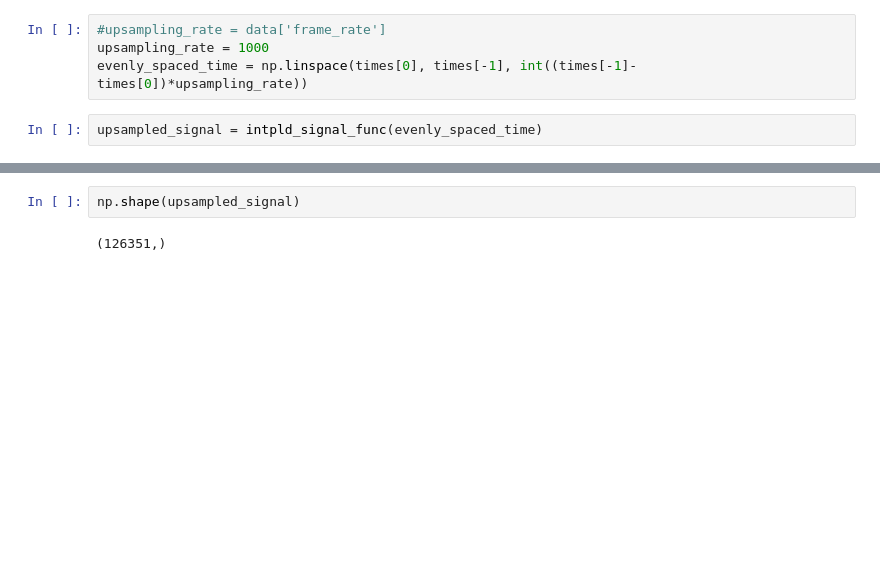
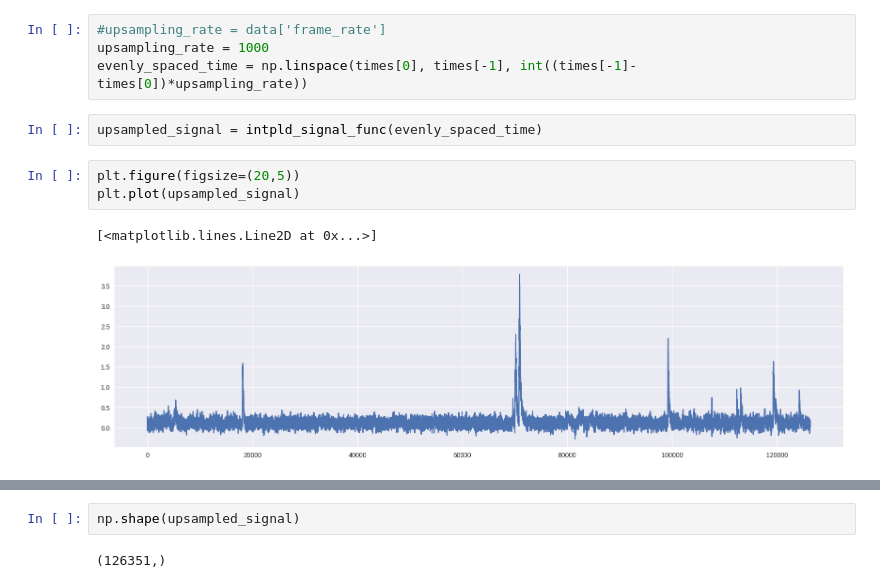
Before and after one commit to mjoudy/Cascade, a Jupyter notebook: cascade_download.ipynb, the cells around one changed output, grey strips where cells are left out. Saved outputs shown, nothing was run; the diff lists cells and outputs as text; blank space fills up the shorter version.

```diff
--- a/cascade_download.ipynb
+++ b/cascade_download.ipynb
@@ -254,3 +254,9 @@ upsampling_rate = 1000
 evenly_spaced_time = np.linspace(times[0], times[-1], int((times[-1]-times[0])*upsampling_rate))
 # %%
 upsampled_signal = intpld_signal_func(evenly_spaced_time)
+# %%
+plt.figure(figsize=(20,5))
+plt.plot(upsampled_signal)
+# %% [output]
+[<matplotlib.lines.Line2D at 0x...>]
+[figure, added]
```
Also changed, not shown: parts of 7 cells of this notebook, 1 other file.
